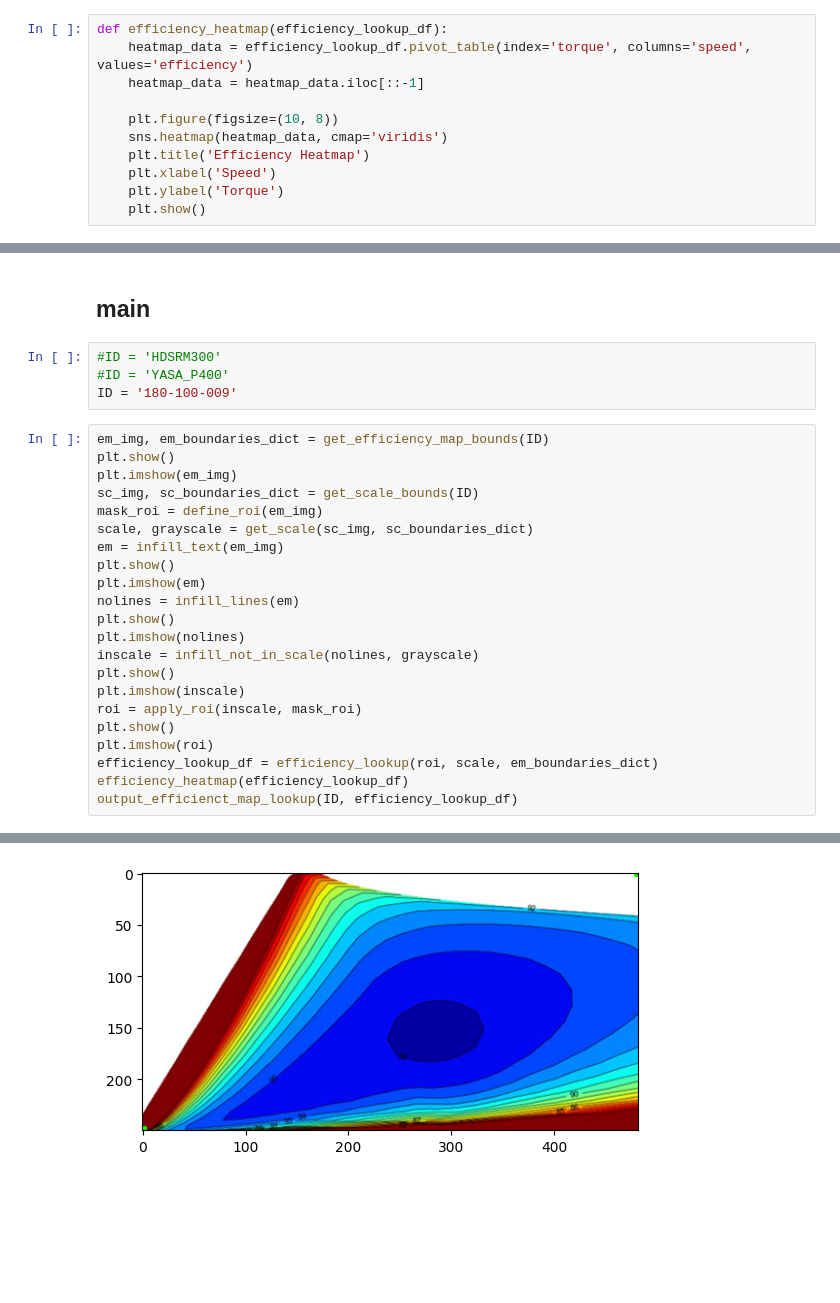
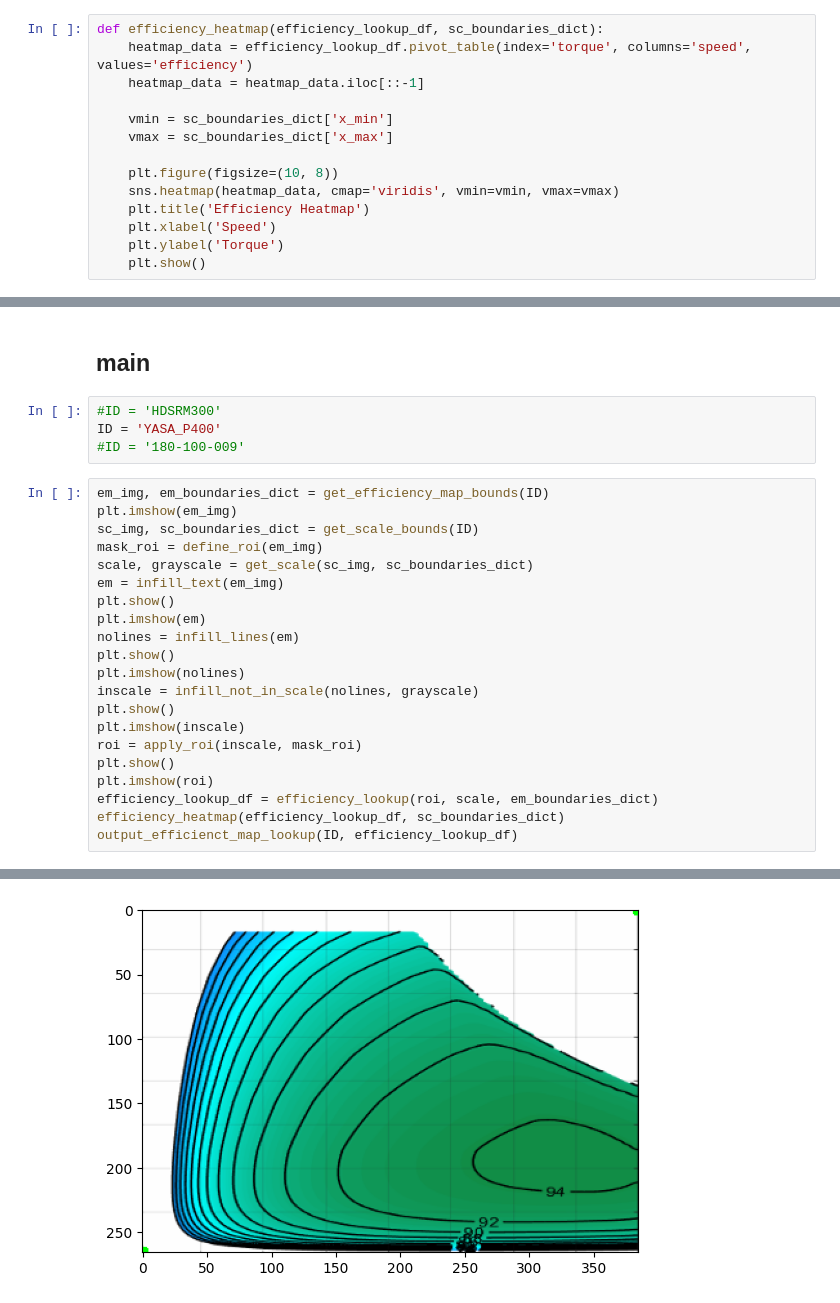
Before and after one commit to BenStevensPS/graph-digitizer, a Jupyter notebook: poc_v2.ipynb, the cells around one changed output, grey strips where cells are left out. Saved outputs shown, nothing was run; the diff lists cells and outputs as text; blank space fills up the shorter version.

Commit message:
improve heatmap

```diff
--- a/poc_v2.ipynb
+++ b/poc_v2.ipynb
@@ -325,12 +325,15 @@ def efficiency_lookup(im, scale, em_boundaries_dict):
 # %% [markdown]
 ## display the processed efficiency map lookup as a heatmap
 # %%
-def efficiency_heatmap(efficiency_lookup_df):
+def efficiency_heatmap(efficiency_lookup_df, sc_boundaries_dict):
     heatmap_data = efficiency_lookup_df.pivot_table(index='torque', columns='speed', values='efficiency')
     heatmap_data = heatmap_data.iloc[::-1]
 
+    vmin = sc_boundaries_dict['x_min']
+    vmax = sc_boundaries_dict['x_max']
+
     plt.figure(figsize=(10, 8))
-    sns.heatmap(heatmap_data, cmap='viridis')
+    sns.heatmap(heatmap_data, cmap='viridis', vmin=vmin, vmax=vmax)
     plt.title('Efficiency Heatmap')
     plt.xlabel('Speed')
     plt.ylabel('Torque')
@@ -344,11 +347,10 @@ def output_efficienct_map_lookup(ID, df):
 ## main
 # %%
 #ID = 'HDSRM300'
-#ID = 'YASA_P400'
-ID = '180-100-009'
+ID = 'YASA_P400'
+#ID = '180-100-009'
 # %%
 em_img, em_boundaries_dict = get_efficiency_map_bounds(ID)
-plt.show()
 plt.imshow(em_img)
 sc_img, sc_boundaries_dict = get_scale_bounds(ID)
 mask_roi = define_roi(em_img)
@@ -366,7 +368,7 @@ roi = apply_roi(inscale, mask_roi)
 plt.show()
 plt.imshow(roi)
 efficiency_lookup_df = efficiency_lookup(roi, scale, em_boundaries_dict)
-efficiency_heatmap(efficiency_lookup_df)
+efficiency_heatmap(efficiency_lookup_df, sc_boundaries_dict)
 output_efficienct_map_lookup(ID, efficiency_lookup_df)
 # %% [output]
 Looking for C:\Users\benst\.keras-ocr\craft_mlt_25k.h5
@@ -375 +379 @@ Looking for C:\Users\benst\.keras-ocr\crnn_kurapan.h5
-[figure, old version]
+[figure, new version]
```
Also changed, not shown: parts of 2 cells of this notebook.
